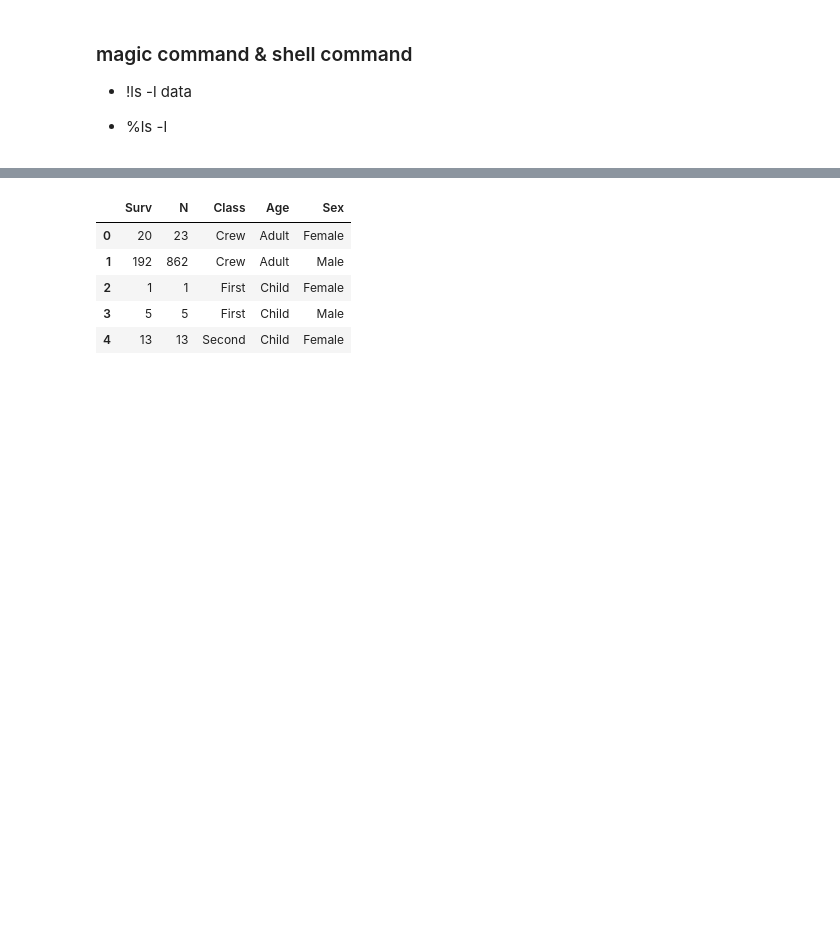
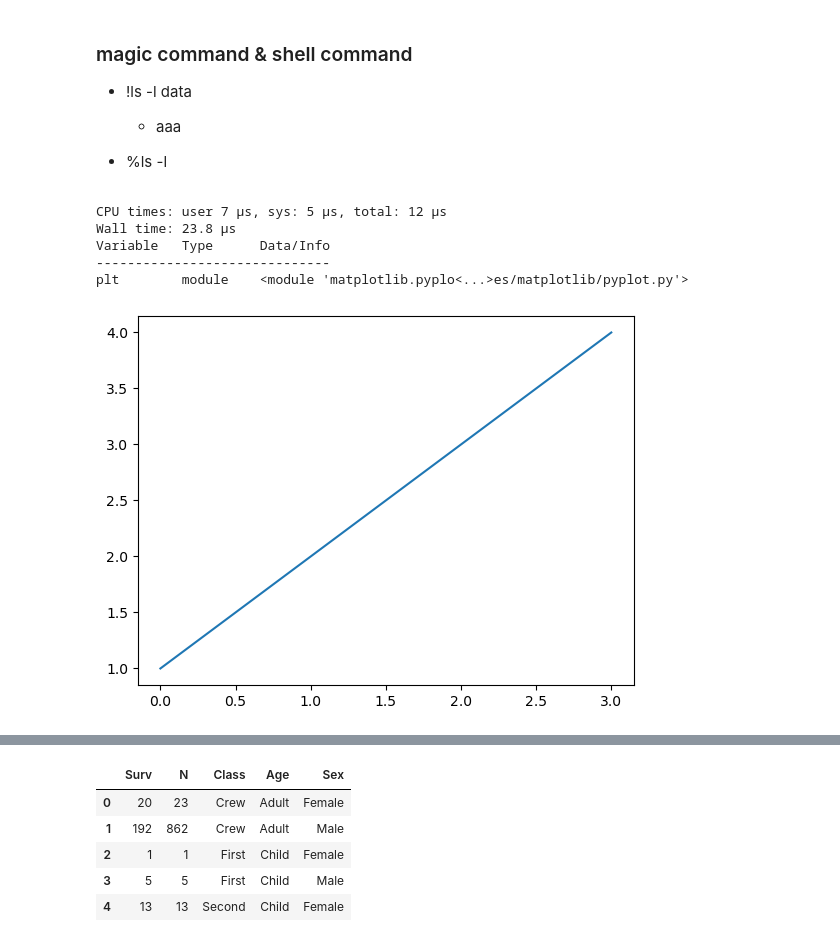
Before and after one commit to kkr010128/DataScience, a Jupyter notebook: ds_dr_ex.ipynb, the cells around one changed output, grey strips where cells are left out. Saved outputs shown, nothing was run; the diff lists cells and outputs as text; code cells hidden in the pictures; blank space fills up the shorter version.

```diff
--- a/ds_dr_ex.ipynb
+++ b/ds_dr_ex.ipynb
@@ -25,4 +13,6 @@ Or to minimize the number of packages updated during conda update use
 
 - !ls -l data
 
+    -  aaa
+
 - %ls -l
@@ -29,3 +23,14 @@ Or to minimize the number of packages updated during conda update use
+# %%
+%time
+plt.plot([1,2,3,4])
+%whos
+# %% [output]
+CPU times: user 7 µs, sys: 5 µs, total: 12 µs
+Wall time: 23.8 µs
+Variable   Type      Data/Info
+------------------------------
+plt        module    <module 'matplotlib.pyplo<...>es/matplotlib/pyplot.py'>
+[figure, added]
 # %%
 import warnings
 warnings.filterwarnings(action='ignore') # 경고를 인쇄하지 않음
```
Also changed, not shown: parts of 35 cells of this notebook, 2 other files.
